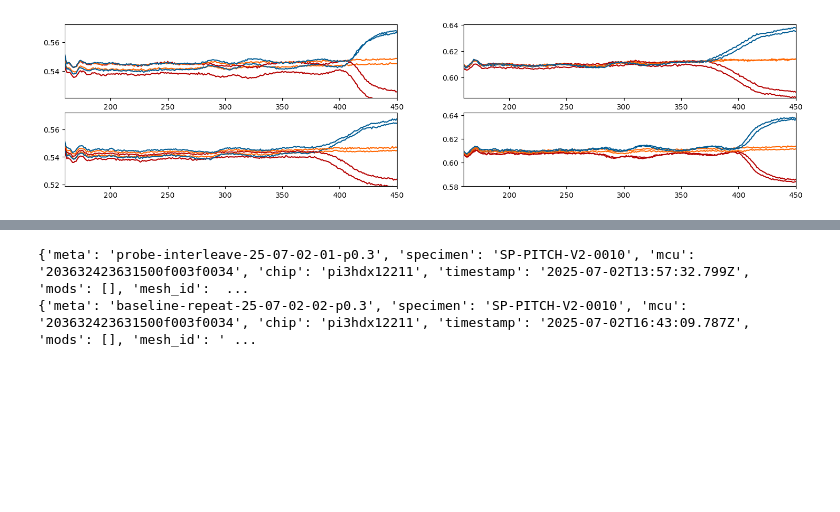
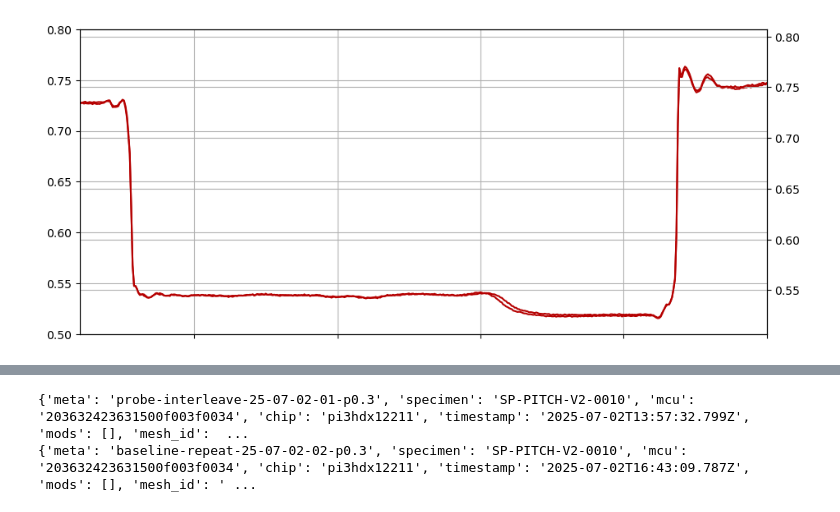
Before and after one commit to jaseg/sampling-mesh-monitor, a Jupyter notebook: jupyter_notebooks/multi_trace_viewer.ipynb, the cells around one changed output, grey strips where cells are left out. Saved outputs shown, nothing was run; the diff lists cells and outputs as text; code cells hidden in the pictures; blank space fills up the shorter version.

```diff
--- a/jupyter_notebooks/multi_trace_viewer.ipynb
+++ b/jupyter_notebooks/multi_trace_viewer.ipynb
@@ -120,19 +120,20 @@ mod_modified = {(mod, pitch): [
 # %%
 color_palette = [(181/255, 0.0, 0.0), (1.0, 102/255, 0.0), (0.0, 92/255, 148/255)]
 
-def view_trace(trace, axs=None):
+def view_trace(trace, xlim=(160, 450), ylim=None, axs=None, select_load=('open', 'load', 'short')):
     if axs is None:
         fig, axs = plt.subplots(2, 2, figsize=(18, 4))
         fig.suptitle(trace['info']['specimen'])
     for i, direction in enumerate(['fwd', 'flip']):
         for j, adc in enumerate(['adc1', 'adc2']):
             axs[i, j].grid()
-            a, b = 160, 450
+            a, b = xlim
             axs[i,j].set_xlim([a, b])
-            axs[i,j].set_ylim([0.5, 0.65])
             min_y = 1e9
             max_y = -1e9
             for color, load in zip(color_palette, ['open', 'short', 'load']):
+                if load not in select_load:
+                    continue
                 adc_trace = np.array(trace['data'][f'{load}_{direction}'][adc])
                 var_trace = np.array(trace['data'][f'{load}_{direction}'][adc.replace('adc', 'var')])
                 min_y = min(min_y, (adc_trace - var_trace)[a:b].min())
@@ -140,7 +141,10 @@ def view_trace(trace, axs=None):
                 axs[i,j].plot(adc_trace, color=color)
                 axs[i,j].fill_between(adc_trace + var_trace, adc_trace - var_trace, color=color, alpha=0.3)
             dy = max_y - min_y
-            axs[i, j].set_ylim([min_y - 0.1*dy, max_y + 0.1*dy])
+            if ylim:
+                axs[i,j].set_ylim(ylim)
+            else:
+                axs[i, j].set_ylim([min_y - 0.1*dy, max_y + 0.1*dy])
 
 #view_trace(mod_modified[('short_within_trace', 0.3)][0])
 #view_trace(mod_modified[('short_within_trace', 0.3)][1])
@@ -160,9 +154,16 @@ view_trace(group_baseline[0])
 # %%
 group_baseline = [value for value in data['M-SP-PITCH-V2-0004-0.3'] if value['info']['meta'] == 'hot-mesh-hot-serial-5-25-07-02-01-p0.3'][:10]
 group_hot = [value for value in data['M-SP-PITCH-V2-0005-0.3'] if value['info']['meta'] == 'hot-mesh-hot-serial-5-25-07-02-01-p0.3'][:10]
 
-fig, axs = plt.subplots(2, 2, figsize=(18, 4))
-view_trace(group_baseline[0], axs=axs)
-view_trace(group_hot[0], axs=axs)
+fig, axs = plt.subplots(2, 2, figsize=(18, 8), sharex=True, sharey=True)
+axs_twin = np.array([[ax.twinx() for ax in axb] for axb in axs])
+load = ('open',)
+view_trace(group_baseline[0], axs=axs, select_load=load, xlim=(120, 600), ylim=(0.50, 0.80))
+off = 0.007
+view_trace(group_hot[0], axs=axs_twin, xlim=(120, 600), ylim=(0.50+off, 0.80+off), select_load=load)
+for i, j in [(0, 1), (1, 0), (1, 1)]:
+    axs[i, j].remove()
+    axs_twin[i, j].remove()
+fig.tight_layout()
 # %% [output]
-[figure, old version]
+[figure, new version]
```
Also changed, not shown: parts of 4 cells of this notebook, 2 other files.
